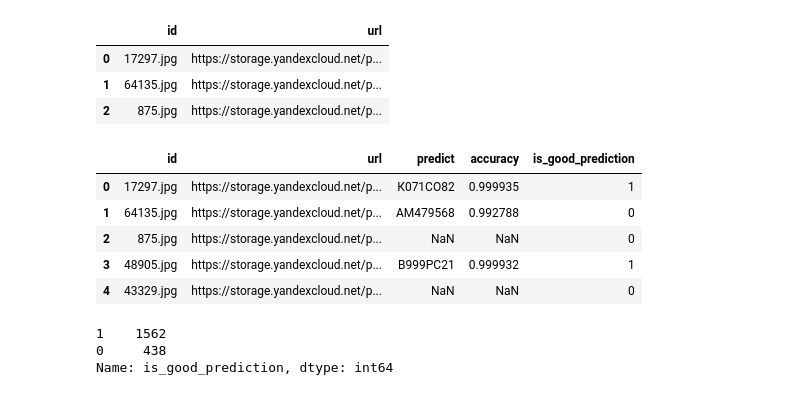
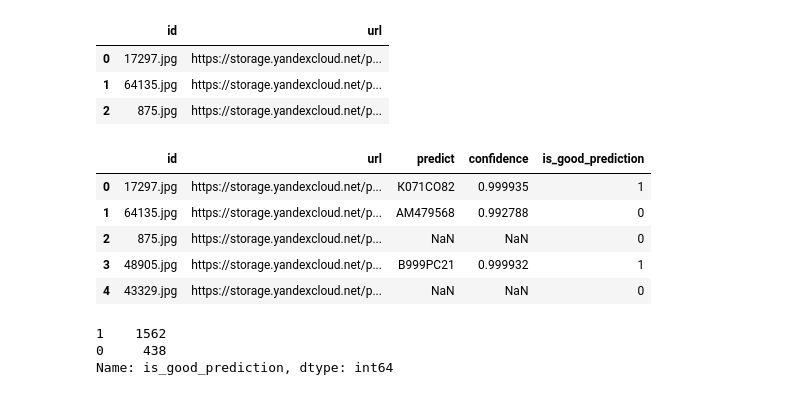
Before and after one commit to Kucev/human_in_the_loop_task, a Jupyter notebook: main.ipynb, the cells around one changed output. Saved outputs shown, nothing was run; the diff lists cells and outputs as text; code cells hidden in the pictures.

Commit message:
fix accuracy to confidence

```diff
--- a/main.ipynb
+++ b/main.ipynb
@@ -33,13 +32,13 @@ df.head(3)
 # %%
 #если у вас не получается самостоятельно прогнать, напишите мне, я вам выдам файл с предсказаниями
 #но в этом случае вы не получите 2 балла за первый пункт задания
-df = pd.read_csv(f'data/{VARIANT}_with_accuracy.csv')
+df = pd.read_csv(f'data/{VARIANT}_with_prediction.csv')
 
 #будем считать, что нейронка уверена в ответе, если "accuracy" > 0.9995
-df['is_good_prediction'] = (df['accuracy'] > 0.9995).astype(int)
+df['is_good_prediction'] = (df['confidence'] > 0.9995).astype(int)
 df.head()
 # %% [output]
-|  | id | url | predict | accuracy | is_good_prediction |
+|  | id | url | predict | confidence | is_good_prediction |
 | 0 | 17297.jpg | https://storage.yandexcloud.net/p... | К071СО82 | 0.999935 | 1 |
 | 1 | 64135.jpg | https://storage.yandexcloud.net/p... | АМ479568 | 0.992788 | 0 |
 | 2 | 875.jpg | https://storage.yandexcloud.net/p... | NaN | NaN | 0 |
```
Also changed, not shown: parts of 2 cells of this notebook, 2 other files.
